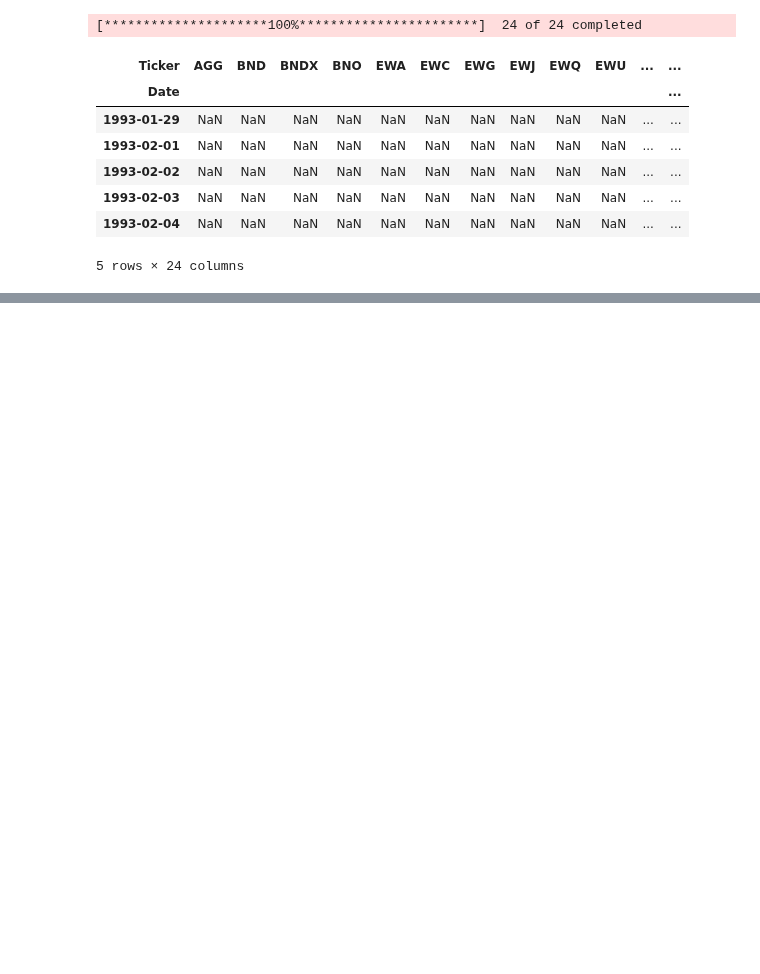
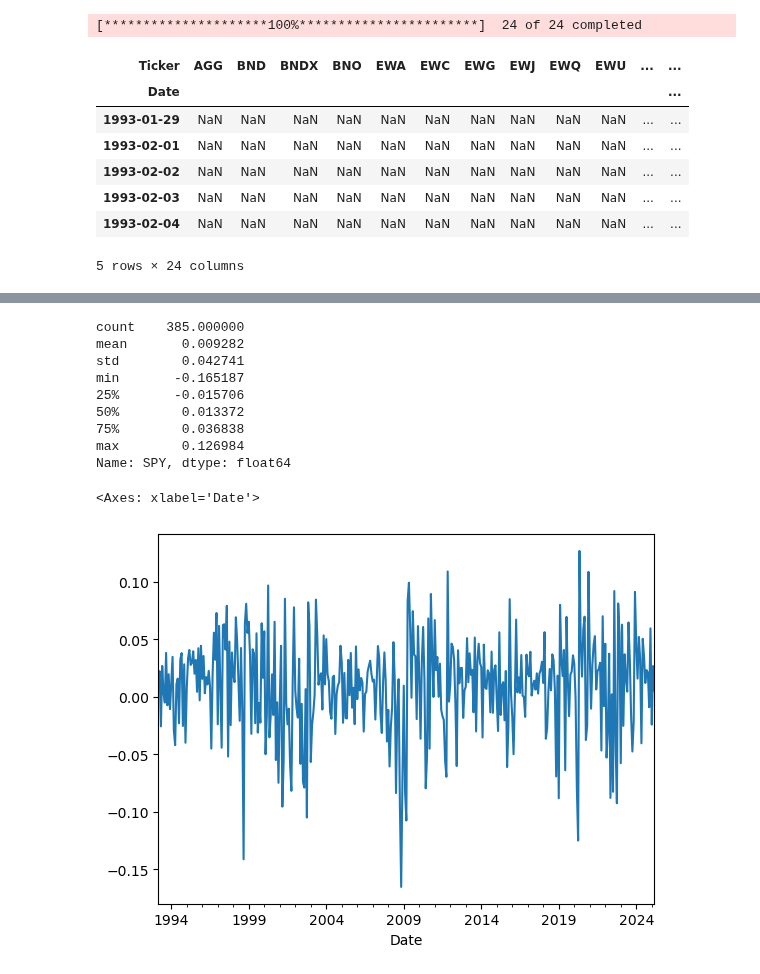
Before and after one commit to gagrawal009/FE5213-Quantitative-Macroeconomics-with-Python, a Jupyter notebook: notebooks/Macro_Assets.ipynb, the cells around one changed output, grey strips where cells are left out. Drawn from its saved outputs; the diff is of its cells as text; code cells hidden in the pictures; blank space fills up the shorter version.

```diff
--- a/notebooks/Macro_Assets.ipynb
+++ b/notebooks/Macro_Assets.ipynb
@@ -85,0 +159,5 @@ close_prices.to_csv('../macro_data/close_prices.csv')
+# %%
+macro_asset_returns = macro_assets.pct_change()
+macro_asset_returns = macro_asset_returns.drop(macro_asset_returns.index[0])
+
+macro_asset_returns
@@ -85,0 +179,23 @@ close_prices.to_csv('../macro_data/close_prices.csv')
+# %%
+macro_asset_monthly_returns = macro_asset_returns.resample('M', label='right', closed='right').apply(lambda x: (x + 1).prod() - 1)
+
+# Add one day to each index
+macro_asset_monthly_returns.index = macro_asset_monthly_returns.index + pd.Timedelta(days=1)
+
+macro_asset_monthly_returns
+
+spy = macro_asset_monthly_returns['SPY']
+tlt = macro_asset_monthly_returns['TLT']
+gld = macro_asset_monthly_returns['GLD']
+
+spy.replace([np.inf, -np.inf], 0, inplace=True)
+tlt.replace([np.inf, -np.inf], 0, inplace=True)
+gld.replace([np.inf, -np.inf], 0, inplace=True)
+# %%
+spy_start_date = spy[spy != 0].index.min()
+tlt_start_date = tlt[tlt != 0].index.min()
+gld_start_date = gld[gld != 0].index.min()
+# %%
+filtered_spy = spy[spy_start_date:]
+filtered_tlt = tlt[tlt_start_date:]
+filtered_gld = gld[gld_start_date:]
@@ -85,0 +246,16 @@ close_prices.to_csv('../macro_data/close_prices.csv')
+# %%
+display(filtered_spy.describe())
+
+filtered_spy.plot()
+# %% [output]
+count    385.000000
+mean       0.009282
+std        0.042741
+min       -0.165187
+25%       -0.015706
+50%        0.013372
+75%        0.036838
+max        0.126984
+Name: SPY, dtype: float64
+<Axes: xlabel='Date'>
+[figure, added]
```
Also changed, not shown: parts of 10 cells of this notebook, 9 other files.
